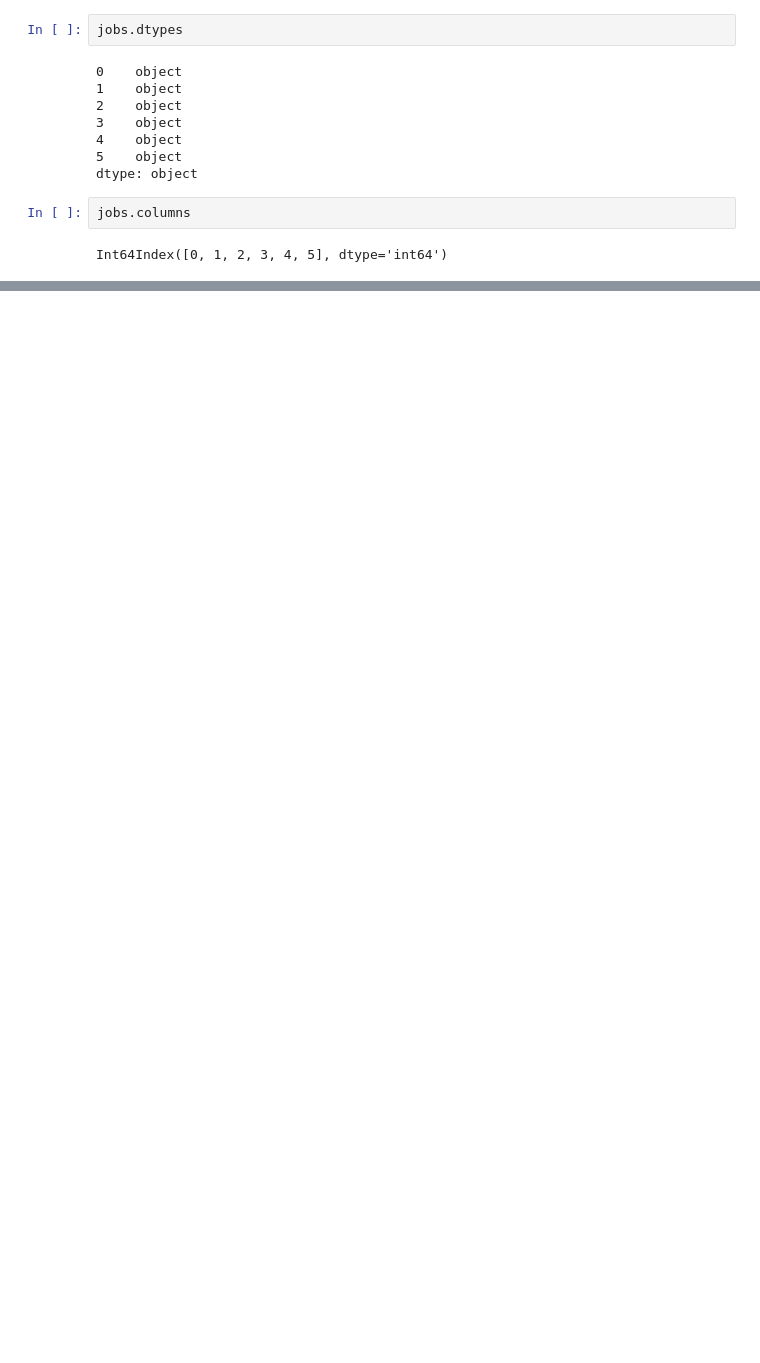
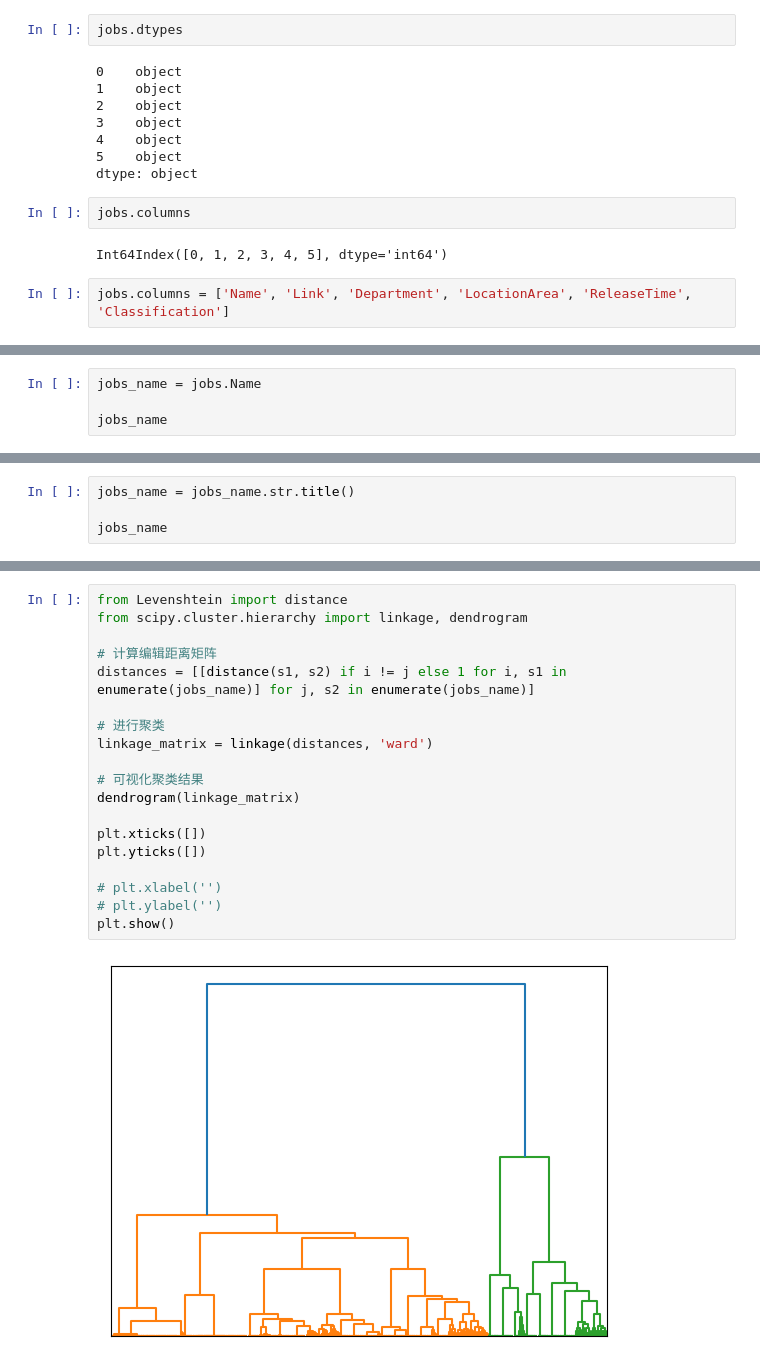
Before and after one commit to WhatKS/DA_Course_QILIU, a Jupyter notebook: 2022_12_23/scripts.ipynb, the cells around one changed output, grey strips where cells are left out. Saved outputs shown, nothing was run; the diff lists cells and outputs as text; blank space fills up the shorter version.

```diff
--- a/2022_12_23/scripts.ipynb
+++ b/2022_12_23/scripts.ipynb
@@ -85,3 +58,5 @@ dtype: object
 jobs.columns
 # %% [output]
 Int64Index([0, 1, 2, 3, 4, 5], dtype='int64')
+# %%
+jobs.columns = ['Name', 'Link', 'Department', 'LocationArea', 'ReleaseTime', 'Classification']
@@ -87,0 +81,4 @@ Int64Index([0, 1, 2, 3, 4, 5], dtype='int64')
+# %%
+jobs_name = jobs.Name
+
+jobs_name
@@ -87,0 +103,4 @@ Int64Index([0, 1, 2, 3, 4, 5], dtype='int64')
+# %%
+jobs_name = jobs_name.str.title()
+
+jobs_name
@@ -87,0 +128,21 @@ Int64Index([0, 1, 2, 3, 4, 5], dtype='int64')
+# %%
+from Levenshtein import distance
+from scipy.cluster.hierarchy import linkage, dendrogram
+
+# 计算编辑距离矩阵
+distances = [[distance(s1, s2) if i != j else 1 for i, s1 in enumerate(jobs_name)] for j, s2 in enumerate(jobs_name)]
+
+# 进行聚类
+linkage_matrix = linkage(distances, 'ward')
+
+# 可视化聚类结果
+dendrogram(linkage_matrix)
+
+plt.xticks([])
+plt.yticks([])
+
+# plt.xlabel('')
+# plt.ylabel('')
+plt.show()
+# %% [output]
+[figure, added]
```
Also changed, not shown: parts of 43 cells of this notebook.
